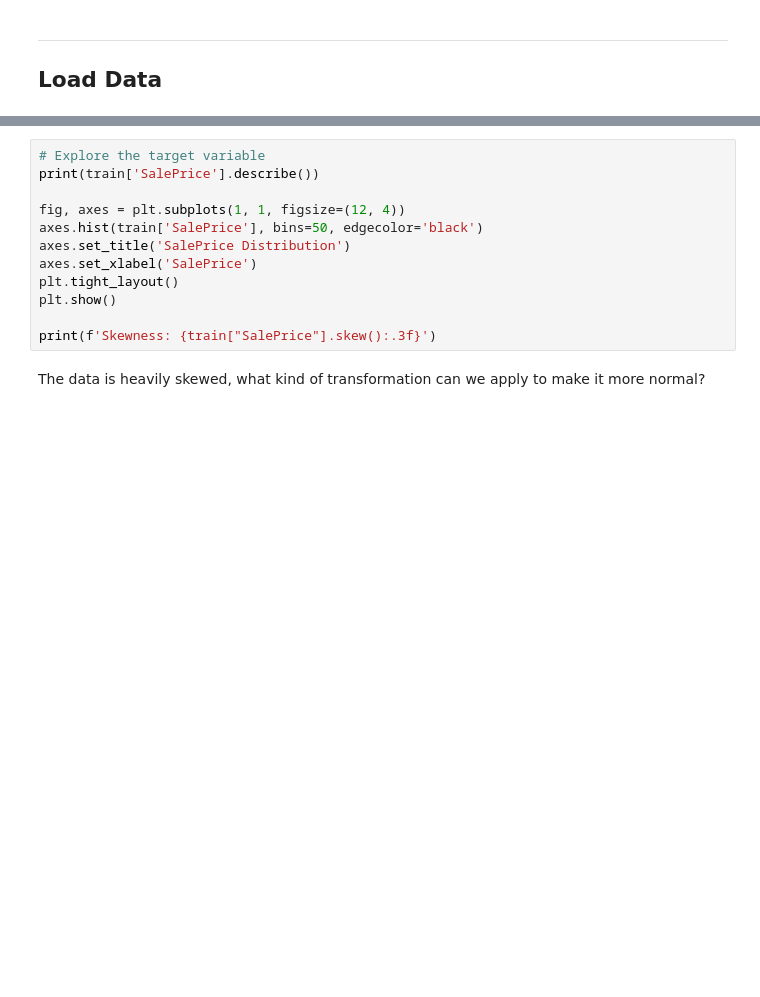
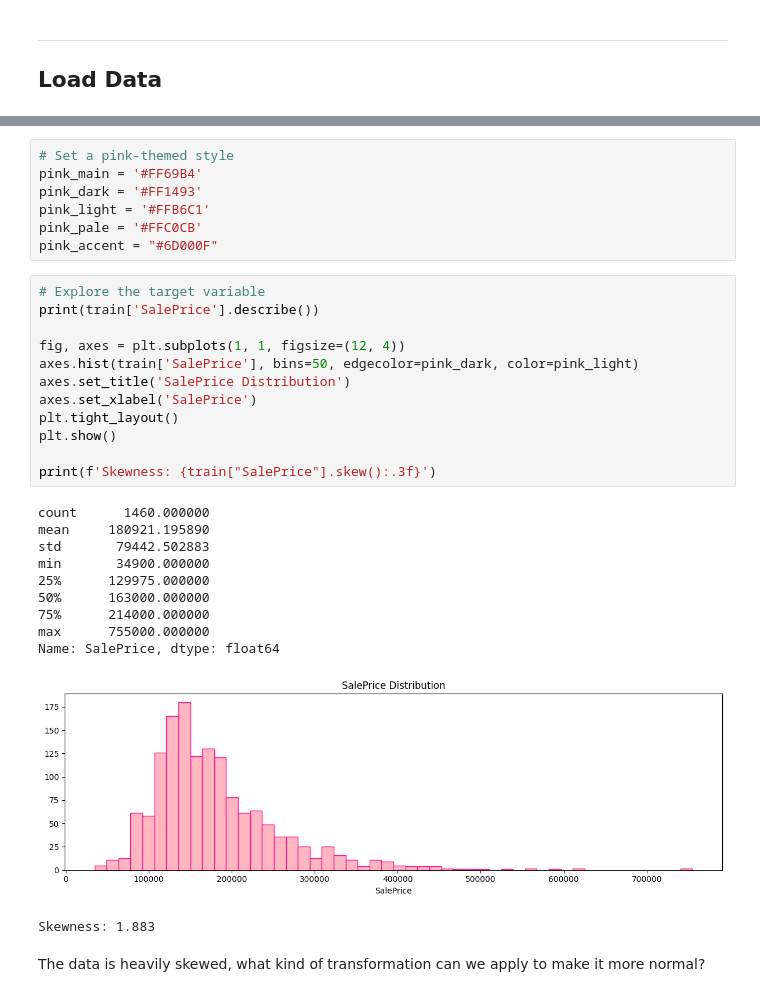
Before and after one commit to em-cd/cstats-project, a Jupyter notebook: project_STUDENTID.ipynb, the cells around one changed output, grey strips where cells are left out. Drawn from its saved outputs; the diff is of its cells as text; blank space fills up the shorter version.

```diff
--- a/project_STUDENTID.ipynb
+++ b/project_STUDENTID.ipynb
@@ -38,15 +47,34 @@ train.head()
+# %%
+# Set a pink-themed style
+pink_main = '#FF69B4'
+pink_dark = '#FF1493'
+pink_light = '#FFB6C1'
+pink_pale = '#FFC0CB'
+pink_accent = "#6D000F"
 # %%
 # Explore the target variable
 print(train['SalePrice'].describe())
 
 fig, axes = plt.subplots(1, 1, figsize=(12, 4))
-axes.hist(train['SalePrice'], bins=50, edgecolor='black')
+axes.hist(train['SalePrice'], bins=50, edgecolor=pink_dark, color=pink_light)
 axes.set_title('SalePrice Distribution')
 axes.set_xlabel('SalePrice')
 plt.tight_layout()
 plt.show()
 
 print(f'Skewness: {train["SalePrice"].skew():.3f}')
+# %% [output]
+count      1460.000000
+mean     180921.195890
+std       79442.502883
+min       34900.000000
+25%      129975.000000
+50%      163000.000000
+75%      214000.000000
+max      755000.000000
+Name: SalePrice, dtype: float64
+[figure, added]
+Skewness: 1.883
 # %% [markdown]
 The data is heavily skewed, what kind of transformation can we apply to make it more normal?
 # %%
```
Also changed, not shown: parts of 31 cells of this notebook.
